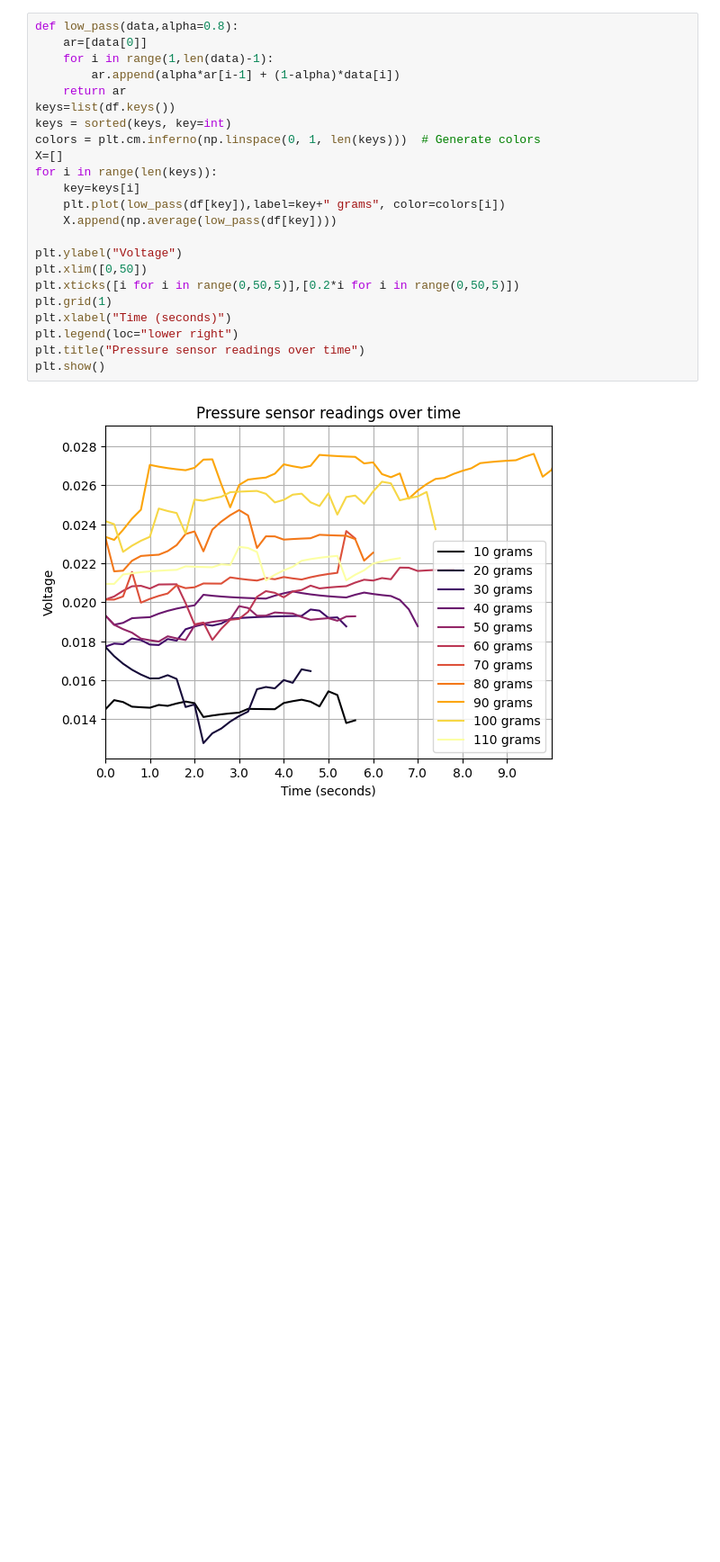
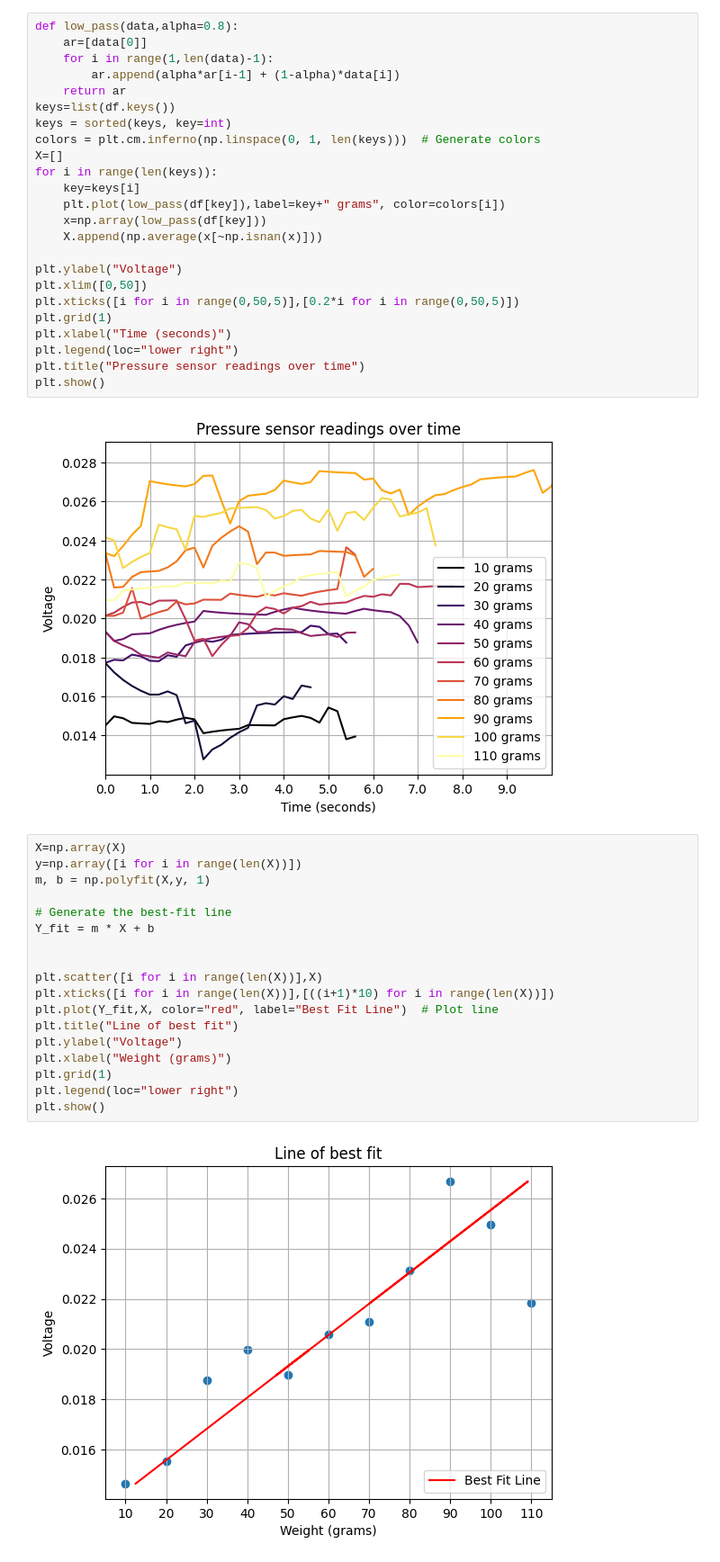
Before and after one commit to shepai/pico_weight_scales, a Jupyter notebook: Code/data vis/vis.ipynb, the cells around one changed output. Shown at 90% size. Saved outputs shown, nothing was run; the diff lists cells and outputs as text; blank space fills up the shorter version.

```diff
--- a/Code/data vis/vis.ipynb
+++ b/Code/data vis/vis.ipynb
@@ -51,7 +51,8 @@ X=[]
 for i in range(len(keys)):
     key=keys[i]
     plt.plot(low_pass(df[key]),label=key+" grams", color=colors[i])
-    X.append(np.average(low_pass(df[key])))
+    x=np.array(low_pass(df[key]))
+    X.append(np.average(x[~np.isnan(x)]))
 
 plt.ylabel("Voltage")
 plt.xlim([0,50])
@@ -63,3 +64,23 @@ plt.title("Pressure sensor readings over time")
 plt.show()
 # %% [output]
 [figure]
+# %%
+X=np.array(X)
+y=np.array([i for i in range(len(X))])
+m, b = np.polyfit(X,y, 1)
+
+# Generate the best-fit line
+Y_fit = m * X + b
+
+
+plt.scatter([i for i in range(len(X))],X)
+plt.xticks([i for i in range(len(X))],[((i+1)*10) for i in range(len(X))])
+plt.plot(Y_fit,X, color="red", label="Best Fit Line")  # Plot line
+plt.title("Line of best fit")
+plt.ylabel("Voltage")
+plt.xlabel("Weight (grams)")
+plt.grid(1)
+plt.legend(loc="lower right")
+plt.show()
+# %% [output]
+[figure, added]
```
